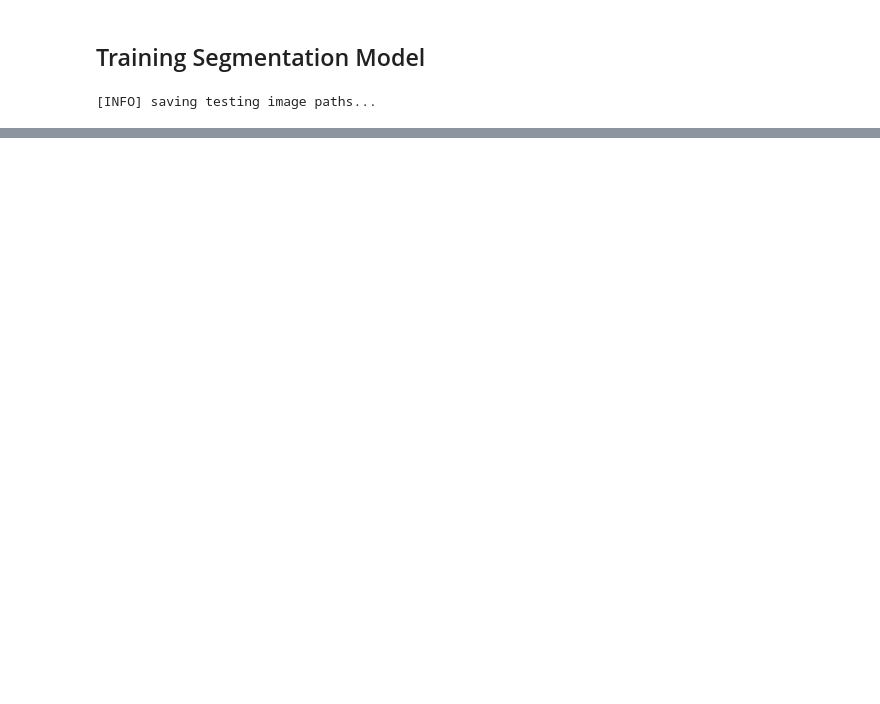
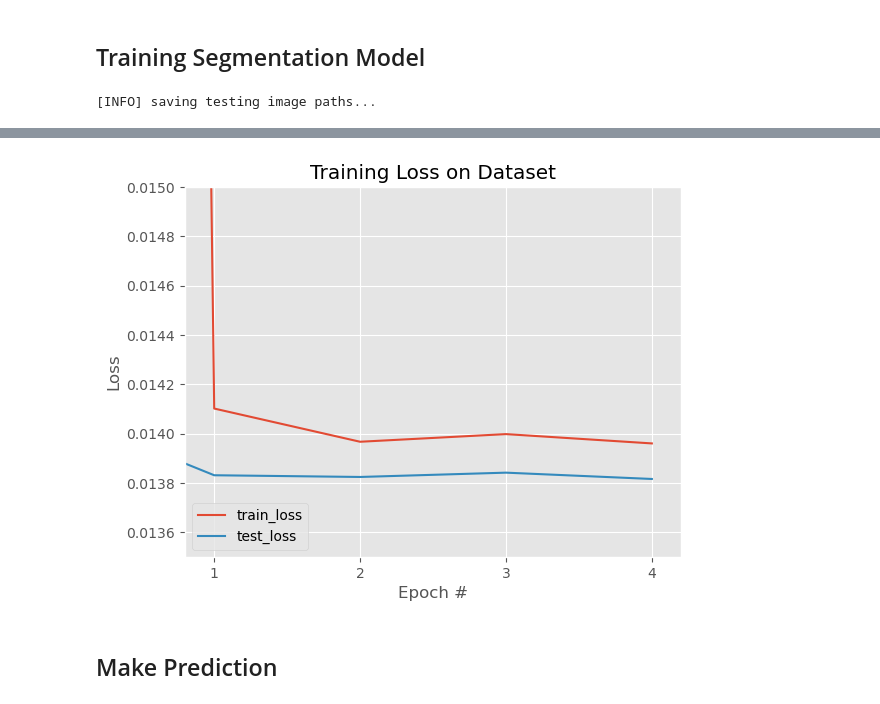
Before and after one commit to AlekseiRiabinin/-image-segmentation, a Jupyter notebook: ImgSeg.ipynb, the cells around one changed output, grey strips where cells are left out. Saved outputs shown, nothing was run; the diff lists cells and outputs as text; code cells hidden in the pictures; blank space fills up the shorter version.

Commit message:
added model training

```diff
--- a/ImgSeg.ipynb
+++ b/ImgSeg.ipynb
@@ -518,7 +521,8 @@ class Decoder(Module):
 # %%
 # build U-Net model class
 class UNet(Module):
-	def __init__(self, enc_channels=(1, 32, 64, 128, 256),
+	def __init__(self,
+				 enc_channels=(1, 32, 64, 128, 256),
 				 dec_channels=(256, 128, 64, 32),
 				 nb_classes=1, retain_dim=True,
 				 out_size=(IMAGE_HEIGHT, IMAGE_WIDTH)):
@@ -544,15 +548,15 @@ class UNet(Module):
 
 		# pass the decoder features through the regression head to
 		# obtain the segmentation mask
-		map = self.head(dec_features)
+		seg_map = self.head(dec_features)
 
 		# check to see if there is retaining the original output
 		# dimensions and if so, then resize the output to match them
 		if self.retain_dim:
-			map = F.interpolate(map, self.out_size)
+			seg_map = F.interpolate(seg_map, self.out_size)
 
 		# return the segmentation map
-		return map
+		return seg_map
 # %% [markdown]
 ## Training Segmentation Model
 # %%
@@ -610,7 +614,7 @@ train_loader = DataLoader(
 	shuffle=True,
 	batch_size=BATCH_SIZE,
 	pin_memory=PIN_MEMORY,
-	num_workers=0
+	num_workers=NUM_WORKERS
 )
 
 test_loader = DataLoader(
@@ -618,7 +622,7 @@ test_loader = DataLoader(
 	shuffle=False,
 	batch_size=BATCH_SIZE,
 	pin_memory=PIN_MEMORY,
-	num_workers=0
+	num_workers=NUM_WORKERS
 )
 # %%
 # initialize the UNet model
@@ -629,0 +654,8 @@ opt = Adam(unet.parameters(), lr=INIT_LR)
+# %%
+# initialize optimizer
+optimizer = SGD(
+    unet.parameters(),
+    lr=INIT_LR,
+    momentum=0.9,
+    nesterov=True
+)
@@ -630,3 +669,12 @@ opt = Adam(unet.parameters(), lr=INIT_LR)
+# %%
+# decay LR by a factor of 0.3 every 2 epochs
+scheduler = lr_scheduler.StepLR(
+    optimizer,
+    step_size=2,
+    gamma=0.3,
+    last_epoch=-1,
+    verbose=False,
+)
 # %%
 # calculate steps per epoch for training and test set
 train_steps = len(train_data) // BATCH_SIZE
@@ -707,14 +817,21 @@ print('[INFO] total time taken to train the model: {:.2f}s'.format(end_time - st
 # %%
 # plot the training loss
 plt.style.use('ggplot')
 plt.figure()
 plt.plot(H['train_loss'], label='train_loss')
 plt.plot(H['test_loss'], label='test_loss')
 plt.title('Training Loss on Dataset')
 plt.xlabel('Epoch #')
 plt.ylabel('Loss')
 plt.legend(loc='lower left')
+plt.xlim(0.8, 4.2)
+plt.ylim(0.0135, 0.015)
+plt.xticks(np.arange(1, 5, 1))
 plt.savefig(PLOT_PATH)
 
-# serialize the model to disk
+serialize the model to disk
 torch.save(unet, MODEL_PATH)
+# %% [output]
+[figure, added]
+# %% [markdown]
+## Make Prediction
```
Also changed, not shown: parts of 19 cells of this notebook, 1 other file.
